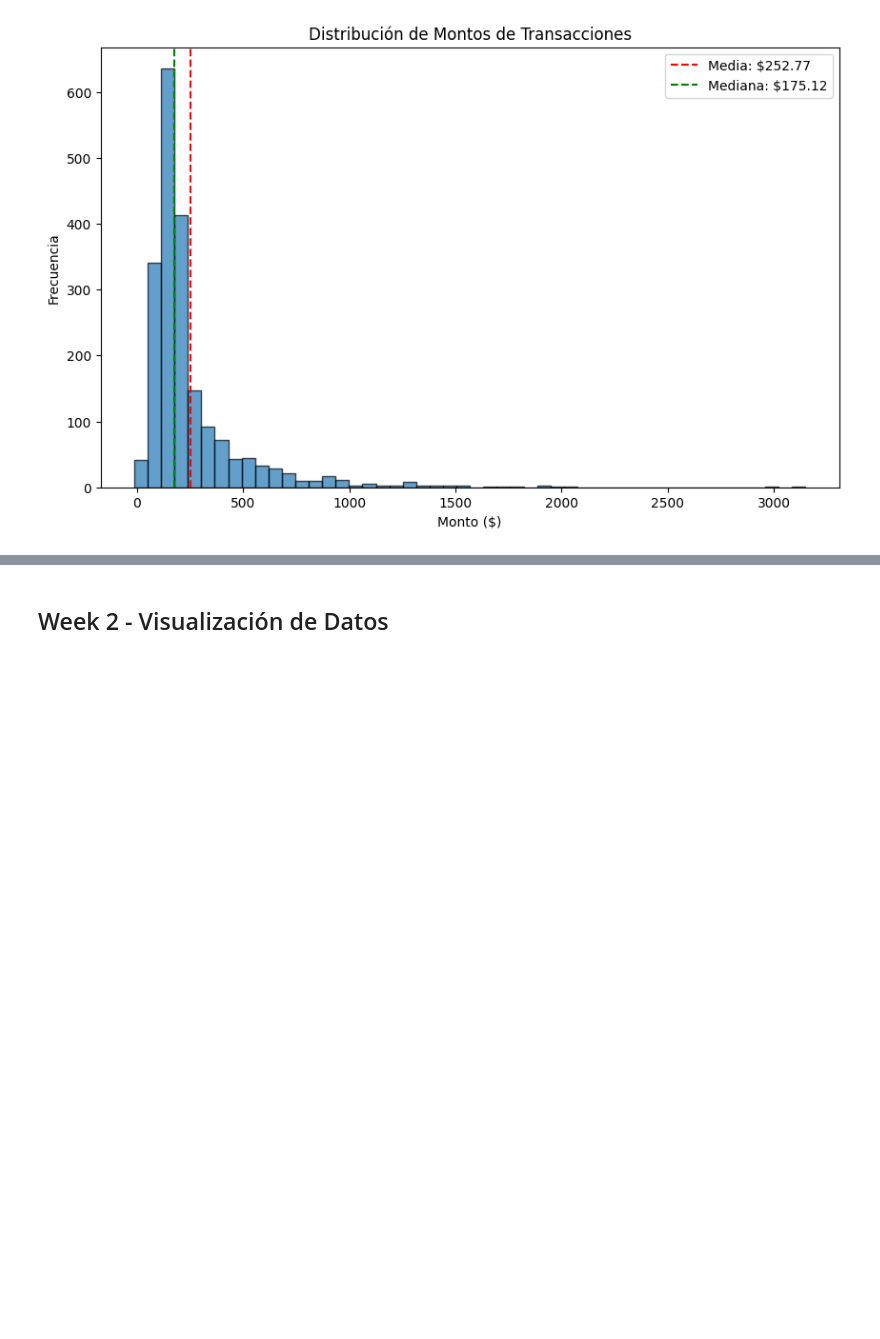
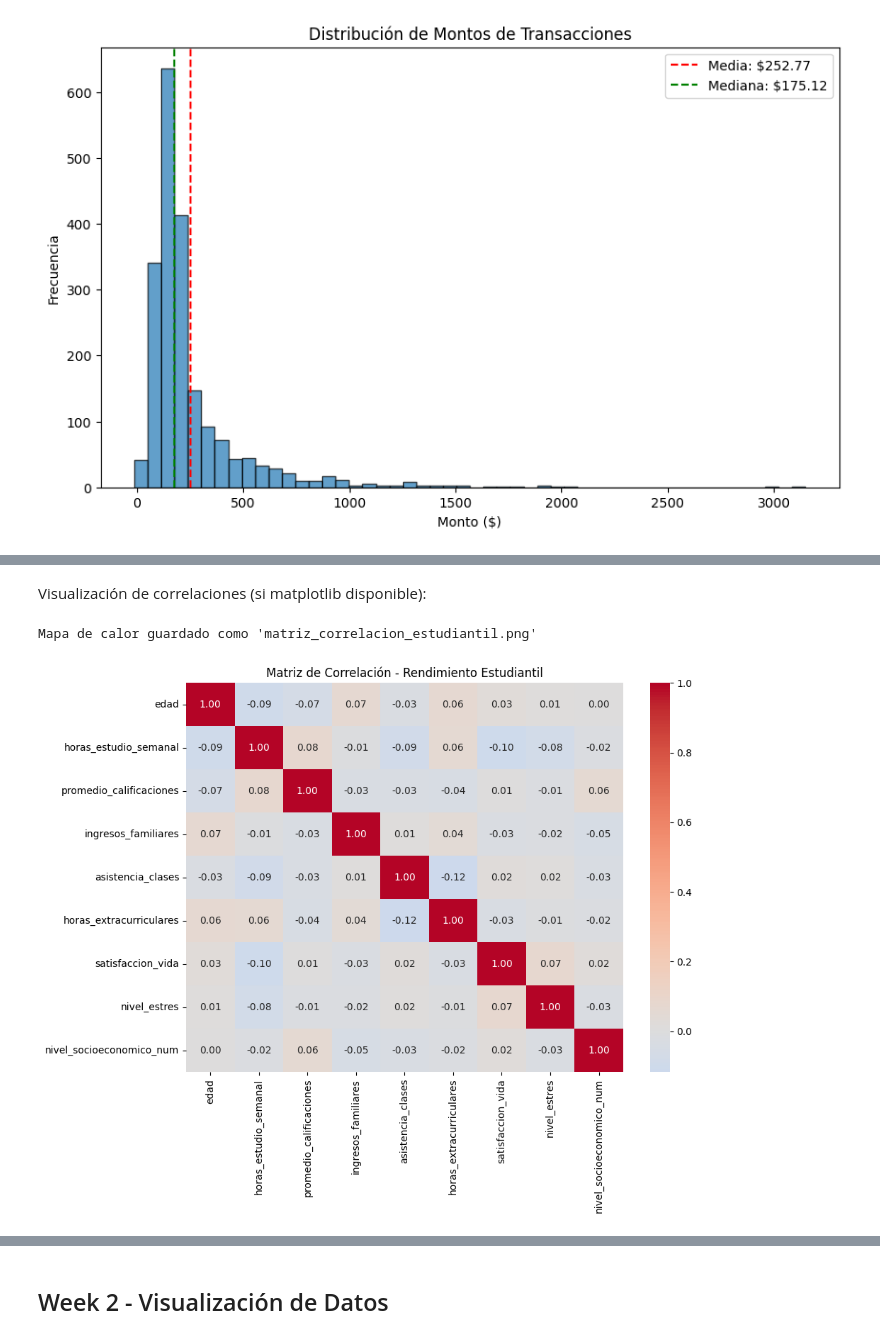
Before and after one commit to FeliProjects/talentops-activities, a Jupyter notebook: TalentOps_Month_2.ipynb, the cells around one changed output, grey strips where cells are left out. Drawn from its saved outputs; the diff is of its cells as text; code cells hidden in the pictures; blank space fills up the shorter version.

```diff
--- a/TalentOps_Month_2.ipynb
+++ b/TalentOps_Month_2.ipynb
@@ -883,0 +1073,13 @@ Gráfico guardado como 'distribucion_montos.png'
+# %%
+# Variables numéricas principales
+variables_interes = ['edad', 'horas_estudio_semanal', 'promedio_calificaciones',
+                    'ingresos_familiares', 'asistencia_clases', 'horas_extracurriculares',
+                    'satisfaccion_vida', 'nivel_estres', 'nivel_socioeconomico_num']
+
+correlation_matrix = df[variables_interes].corr()
+
+print("\nMATRIZ DE CORRELACIÓN")
+print("=" * 25)
+# Mostrar correlaciones > 0.3 en valor absoluto
+strong_correlations = correlation_matrix.where(abs(correlation_matrix) > 0.3)
+print(strong_correlations.round(3))
@@ -883,0 +1169,19 @@ Gráfico guardado como 'distribucion_montos.png'
+# %% [markdown]
+Visualización de correlaciones (si matplotlib disponible):
+# %%
+try:
+    import matplotlib.pyplot as plt
+    import seaborn as sns
+
+    plt.figure(figsize=(10, 8))
+    sns.heatmap(correlation_matrix, annot=True, cmap='coolwarm', center=0, fmt='.2f')
+    plt.title('Matriz de Correlación - Rendimiento Estudiantil')
+    plt.tight_layout()
+    plt.savefig('matriz_correlacion_estudiantil.png', dpi=100, bbox_inches='tight')
+    print("\nMapa de calor guardado como 'matriz_correlacion_estudiantil.png'")
+
+except ImportError:
+    print("\nMatplotlib/Seaborn no disponibles - omitiendo visualización")
+# %% [output]
+Mapa de calor guardado como 'matriz_correlacion_estudiantil.png'
+[figure, added]
```
Also changed, not shown: parts of 59 cells of this notebook.
